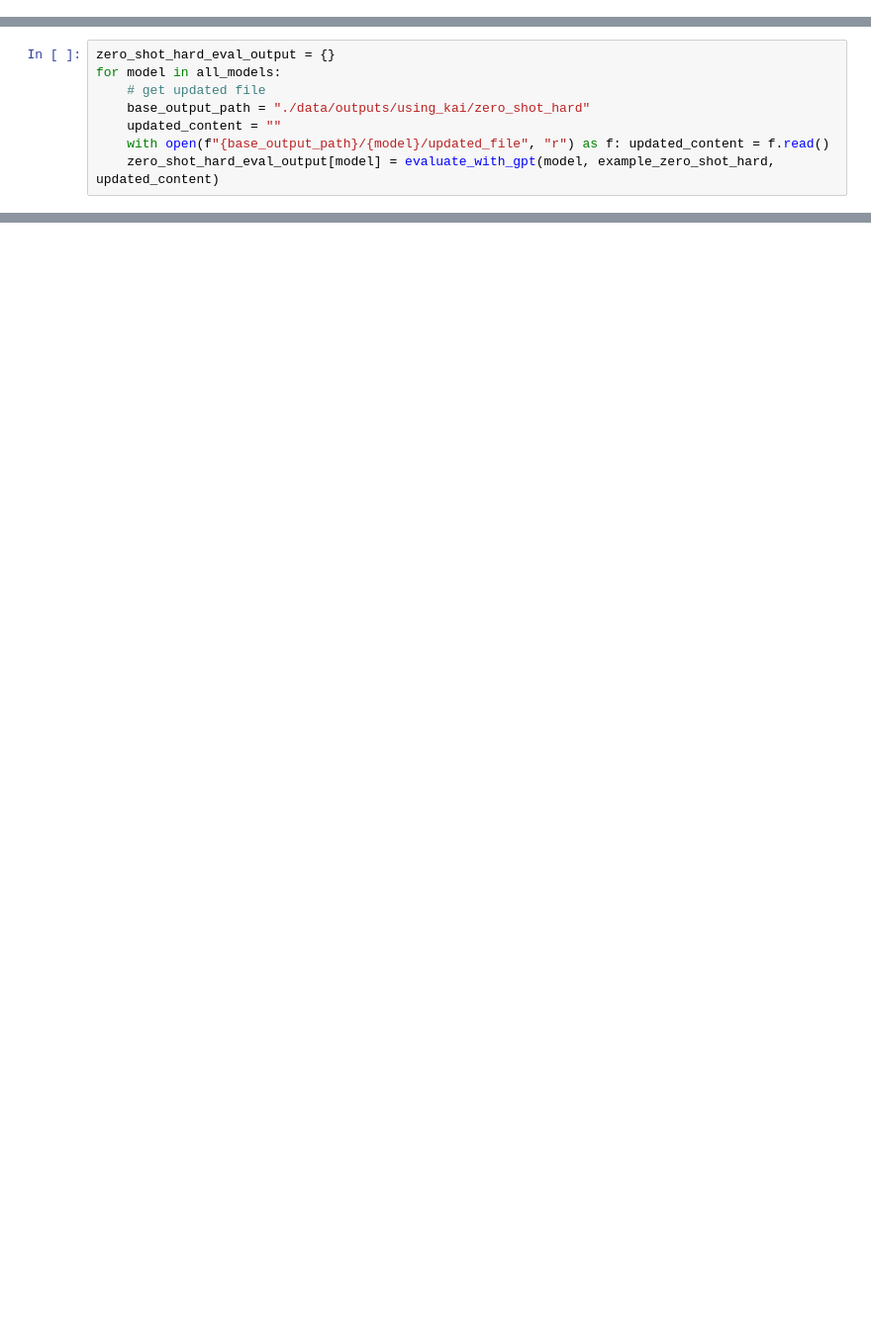
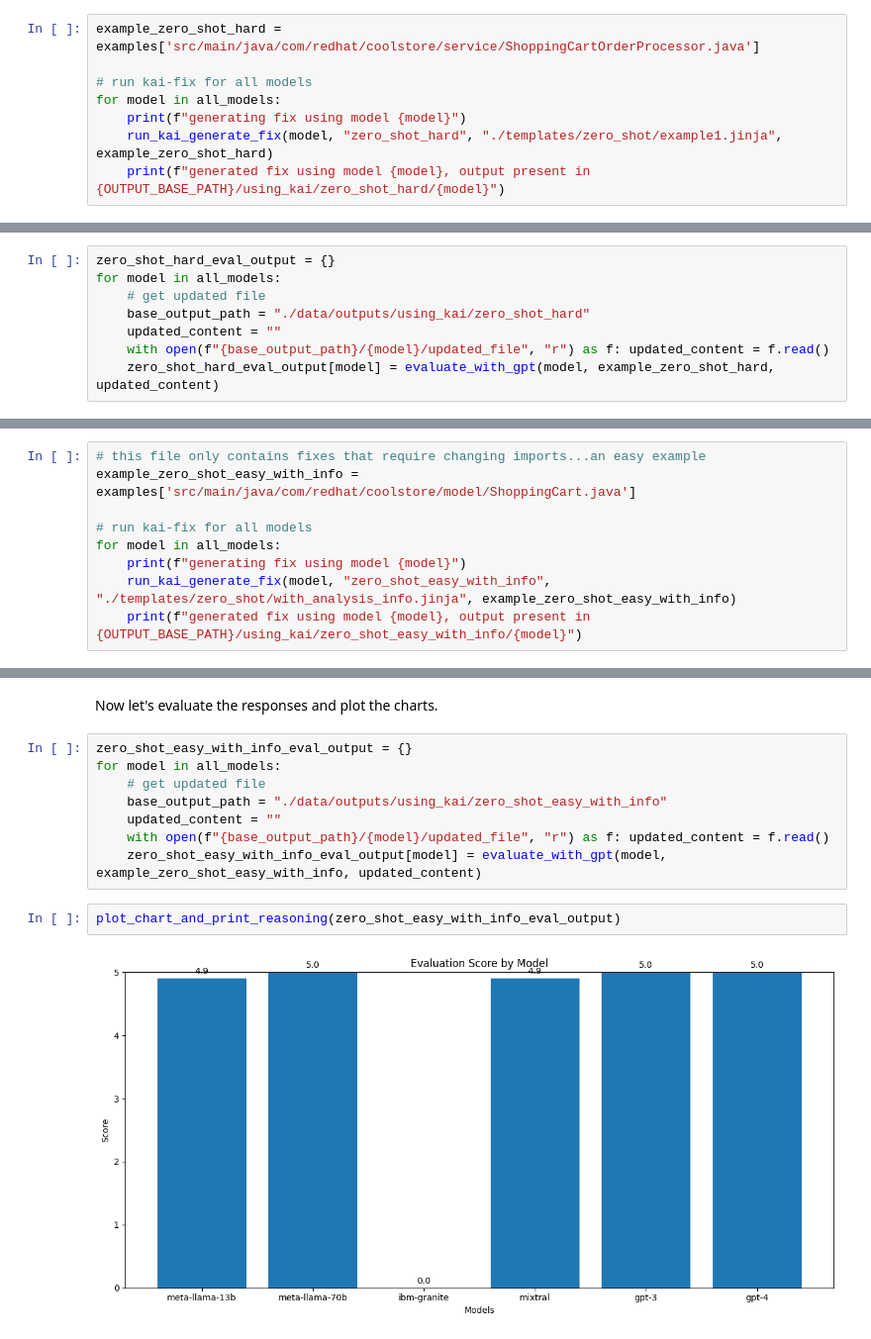
Before and after one commit to konveyor/kai, a Jupyter notebook: notebooks/evaluation/01.coolstore.ipynb, the cells around one changed output, grey strips where cells are left out. Shown: that part at 99% size. Drawn from its saved outputs; the diff is of its cells as text; blank space fills up the shorter version.

```diff
--- a/notebooks/evaluation/01.coolstore.ipynb
+++ b/notebooks/evaluation/01.coolstore.ipynb
@@ -590,0 +629,8 @@ The output for above experiment can be found under [data/outputs/using_kai/zero_
+# %%
+example_zero_shot_hard = examples['src/main/java/com/redhat/coolstore/service/ShoppingCartOrderProcessor.java']
+
+# run kai-fix for all models
+for model in all_models:
+    print(f"generating fix using model {model}")
+    run_kai_generate_fix(model, "zero_shot_hard", "./templates/zero_shot/example1.jinja", example_zero_shot_hard)
+    print(f"generated fix using model {model}, output present in {OUTPUT_BASE_PATH}/using_kai/zero_shot_hard/{model}")
@@ -598,0 +687,9 @@ for model in all_models:
+# %%
+# this file only contains fixes that require changing imports...an easy example
+example_zero_shot_easy_with_info = examples['src/main/java/com/redhat/coolstore/model/ShoppingCart.java']
+
+# run kai-fix for all models
+for model in all_models:
+    print(f"generating fix using model {model}")
+    run_kai_generate_fix(model, "zero_shot_easy_with_info", "./templates/zero_shot/with_analysis_info.jinja", example_zero_shot_easy_with_info)
+    print(f"generated fix using model {model}, output present in {OUTPUT_BASE_PATH}/using_kai/zero_shot_easy_with_info/{model}")
@@ -598,0 +709,14 @@ for model in all_models:
+# %% [markdown]
+Now let's evaluate the responses and plot the charts.
+# %%
+zero_shot_easy_with_info_eval_output = {}
+for model in all_models:
+    # get updated file
+    base_output_path = "./data/outputs/using_kai/zero_shot_easy_with_info"
+    updated_content = ""
+    with open(f"{base_output_path}/{model}/updated_file", "r") as f: updated_content = f.read()
+    zero_shot_easy_with_info_eval_output[model] = evaluate_with_gpt(model, example_zero_shot_easy_with_info, updated_content)
+# %%
+plot_chart_and_print_reasoning(zero_shot_easy_with_info_eval_output)
+# %% [output]
+[figure, added]
```
Also changed, not shown: parts of 32 cells of this notebook.
